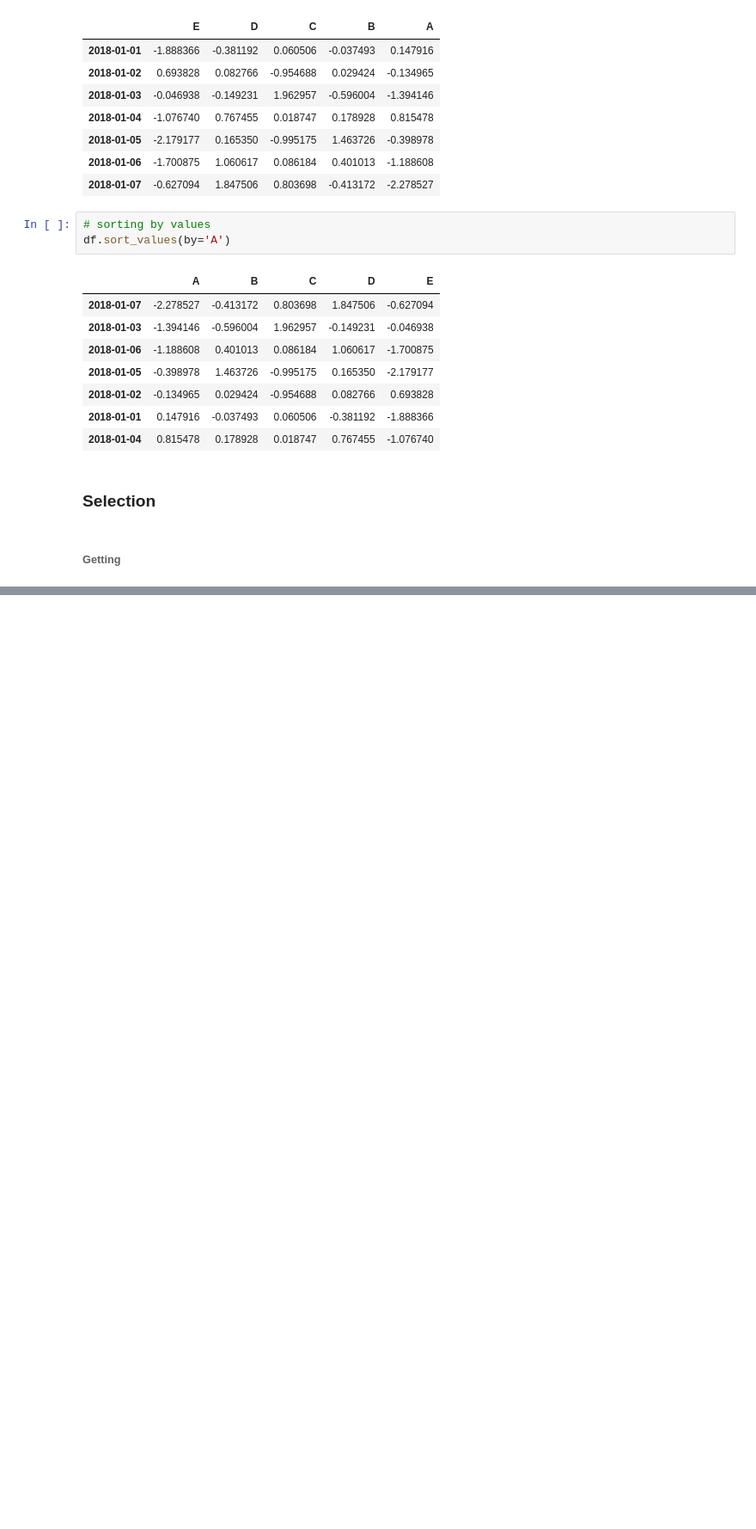
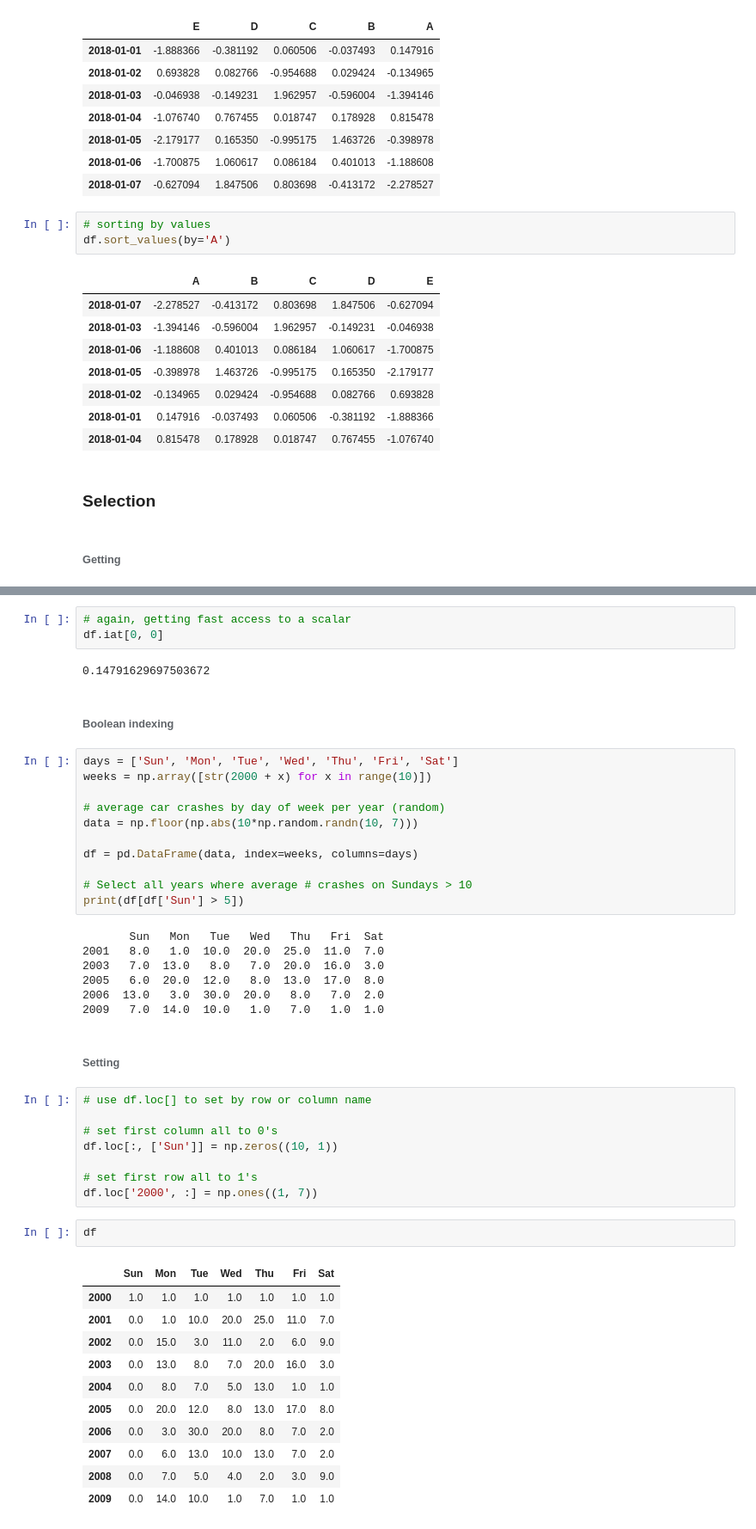
Before and after one commit to mdkearns/scientific-computing-libraries, a Jupyter notebook: Python3-Pandas-Library.ipynb, the cells around one changed output, grey strips where cells are left out. Shown at 86% size. Cells and saved outputs as stored; diff of their text form; blank space fills up the shorter version.

```diff
--- a/Python3-Pandas-Library.ipynb
+++ b/Python3-Pandas-Library.ipynb
@@ -197,0 +284,49 @@ df.sort_values(by='A')
+# %%
+# again, getting fast access to a scalar
+df.iat[0, 0]
+# %% [output]
+0.14791629697503672
+# %% [markdown]
+###### Boolean indexing
+# %%
+days = ['Sun', 'Mon', 'Tue', 'Wed', 'Thu', 'Fri', 'Sat']
+weeks = np.array([str(2000 + x) for x in range(10)])
+
+# average car crashes by day of week per year (random)
+data = np.floor(np.abs(10*np.random.randn(10, 7)))
+
+df = pd.DataFrame(data, index=weeks, columns=days)
+
+# Select all years where average # crashes on Sundays > 10
+print(df[df['Sun'] > 5])
+# %% [output]
+       Sun   Mon   Tue   Wed   Thu   Fri  Sat
+2001   8.0   1.0  10.0  20.0  25.0  11.0  7.0
+2003   7.0  13.0   8.0   7.0  20.0  16.0  3.0
+2005   6.0  20.0  12.0   8.0  13.0  17.0  8.0
+2006  13.0   3.0  30.0  20.0   8.0   7.0  2.0
+2009   7.0  14.0  10.0   1.0   7.0   1.0  1.0
+# %% [markdown]
+###### Setting
+# %%
+# use df.loc[] to set by row or column name
+
+# set first column all to 0's
+df.loc[:, ['Sun']] = np.zeros((10, 1))
+
+# set first row all to 1's
+df.loc['2000', :] = np.ones((1, 7))
+# %%
+df
+# %% [output]
+|  | Sun | Mon | Tue | Wed | Thu | Fri | Sat |
+| 2000 | 1.0 | 1.0 | 1.0 | 1.0 | 1.0 | 1.0 | 1.0 |
+| 2001 | 0.0 | 1.0 | 10.0 | 20.0 | 25.0 | 11.0 | 7.0 |
+| 2002 | 0.0 | 15.0 | 3.0 | 11.0 | 2.0 | 6.0 | 9.0 |
+| 2003 | 0.0 | 13.0 | 8.0 | 7.0 | 20.0 | 16.0 | 3.0 |
+| 2004 | 0.0 | 8.0 | 7.0 | 5.0 | 13.0 | 1.0 | 1.0 |
+| 2005 | 0.0 | 20.0 | 12.0 | 8.0 | 13.0 | 17.0 | 8.0 |
+| 2006 | 0.0 | 3.0 | 30.0 | 20.0 | 8.0 | 7.0 | 2.0 |
+| 2007 | 0.0 | 6.0 | 13.0 | 10.0 | 13.0 | 7.0 | 2.0 |
+| 2008 | 0.0 | 7.0 | 5.0 | 4.0 | 2.0 | 3.0 | 9.0 |
+| 2009 | 0.0 | 14.0 | 10.0 | 1.0 | 7.0 | 1.0 | 1.0 |
```
Also changed, not shown: parts of 51 cells of this notebook.
